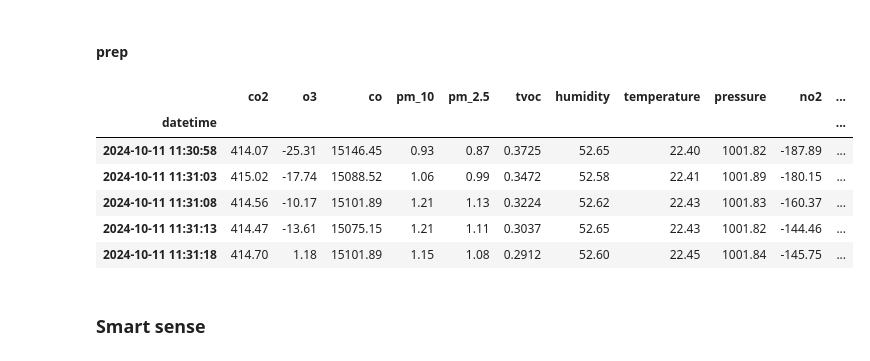
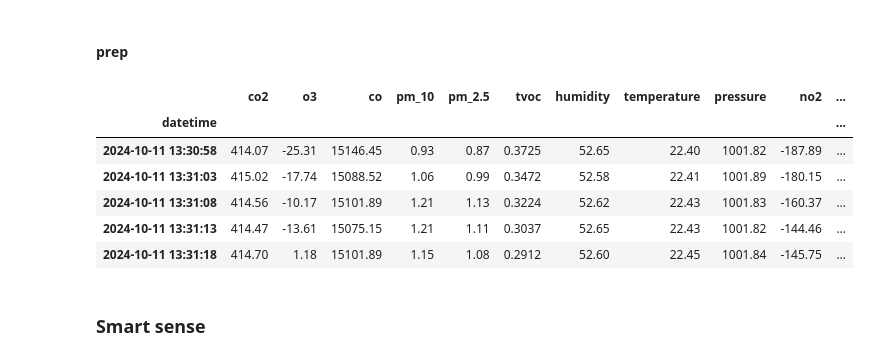
Before and after one commit to valentinopetric/collocation_study, a Jupyter notebook: read_data.ipynb, the cells around one changed output. Drawn from its saved outputs; the diff is of its cells as text; code cells hidden in the pictures.

```diff
--- a/read_data.ipynb
+++ b/read_data.ipynb
@@ -268,38 +268,40 @@ df_169.rename(columns={
     'timestamp(UTC)': 'datetime',
     'NetCO2-CO2(ppm)': 'co2',
     'NetCO2-CO2_ug': 'co2_ug',
     'NetADC_O3-O3_ug': 'o3_ug',
     'NetADC_O3-O3(ppb)': 'o3',
     'NetADC_CO-CO_ug': 'co_ug',
     'NetADC_CO-CO( ppb)': 'co',
     'NetPM-PM10(µg/m3)': 'pm_10',
     'NetPM-PM25(µg/m3)': 'pm_2.5',
     'NetPid_P1-PPB(ppm)': 'tvoc',
     'NetPid_P1-PPB_ug': 'tvoc_ug',
     'NetBME280-PERC(%)': 'humidity',
     'NetBME280-TEMP_EXT(°C)': 'temperature',
     'NetBME280-HPA(hPa)': 'pressure',
     'NetADC_NO2-NO2_ug': 'no2_ug',
     'NetADC_NO2-NO2(ppb)': 'no2',
 }, inplace=True)
 
 
 df_169['datetime'] = pd.to_datetime(df_169['datetime'])
 df_169.set_index('datetime', inplace=True)
 
 df_169.drop(columns=df_169.filter(like='_ug').columns, inplace=True)
 
 df_169["sensor"] = "LS_169"
 
+df_169.index = df_169.index + pd.Timedelta(minutes=120)
+
 df_169.head()
 # %% [output]
 |  | co2 | o3 | co | pm_10 | pm_2.5 | tvoc | humidity | temperature | pressure | no2 | ... |
 | datetime |  |  |  |  |  |  |  |  |  |  | ... |
-| 2024-10-11 11:30:58 | 414.07 | -25.31 | 15146.45 | 0.93 | 0.87 | 0.3725 | 52.65 | 22.40 | 1001.82 | -187.89 | ... |
-| 2024-10-11 11:31:03 | 415.02 | -17.74 | 15088.52 | 1.06 | 0.99 | 0.3472 | 52.58 | 22.41 | 1001.89 | -180.15 | ... |
-| 2024-10-11 11:31:08 | 414.56 | -10.17 | 15101.89 | 1.21 | 1.13 | 0.3224 | 52.62 | 22.43 | 1001.83 | -160.37 | ... |
-| 2024-10-11 11:31:13 | 414.47 | -13.61 | 15075.15 | 1.21 | 1.11 | 0.3037 | 52.65 | 22.43 | 1001.82 | -144.46 | ... |
-| 2024-10-11 11:31:18 | 414.70 | 1.18 | 15101.89 | 1.15 | 1.08 | 0.2912 | 52.60 | 22.45 | 1001.84 | -145.75 | ... |
+| 2024-10-11 13:30:58 | 414.07 | -25.31 | 15146.45 | 0.93 | 0.87 | 0.3725 | 52.65 | 22.40 | 1001.82 | -187.89 | ... |
+| 2024-10-11 13:31:03 | 415.02 | -17.74 | 15088.52 | 1.06 | 0.99 | 0.3472 | 52.58 | 22.41 | 1001.89 | -180.15 | ... |
+| 2024-10-11 13:31:08 | 414.56 | -10.17 | 15101.89 | 1.21 | 1.13 | 0.3224 | 52.62 | 22.43 | 1001.83 | -160.37 | ... |
+| 2024-10-11 13:31:13 | 414.47 | -13.61 | 15075.15 | 1.21 | 1.11 | 0.3037 | 52.65 | 22.43 | 1001.82 | -144.46 | ... |
+| 2024-10-11 13:31:18 | 414.70 | 1.18 | 15101.89 | 1.15 | 1.08 | 0.2912 | 52.60 | 22.45 | 1001.84 | -145.75 | ... |
 # %% [markdown]
 ### Smart sense
 # %%
```
Also changed, not shown: parts of 1 cell of this notebook, 7 other files.
